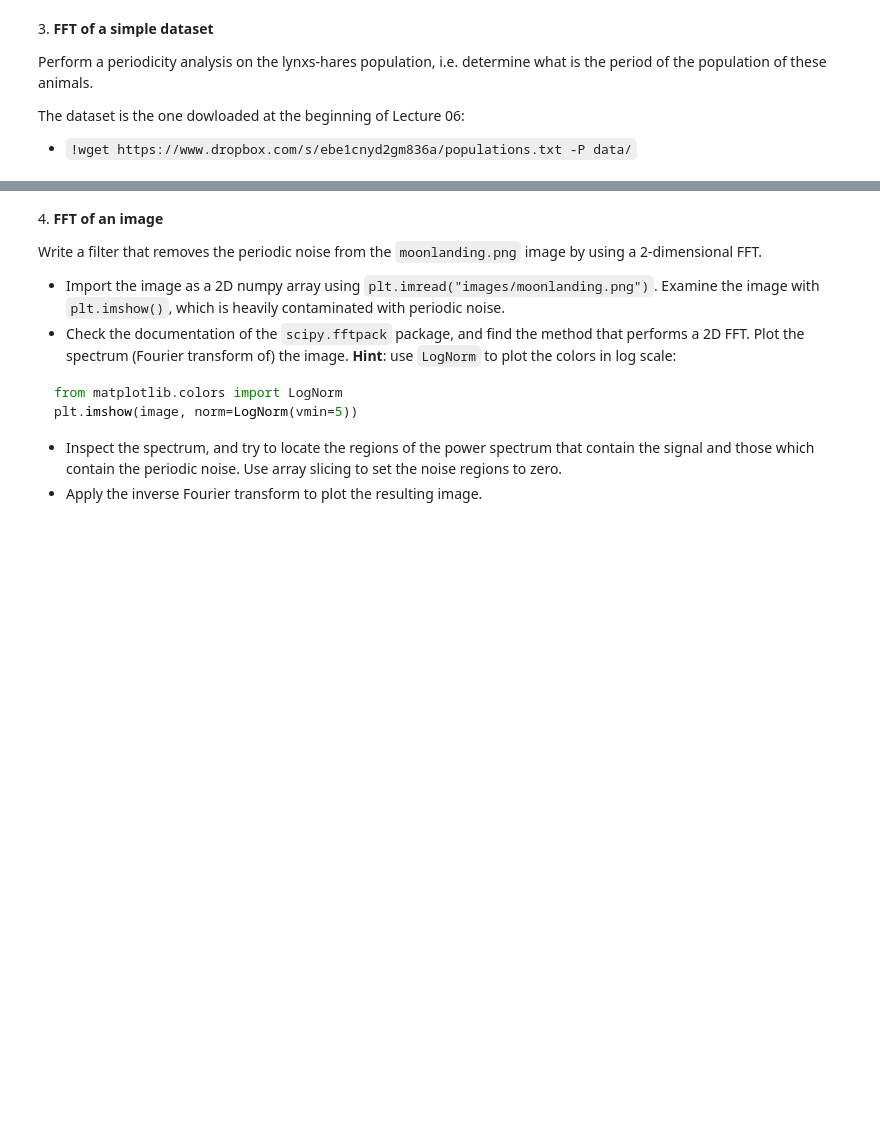
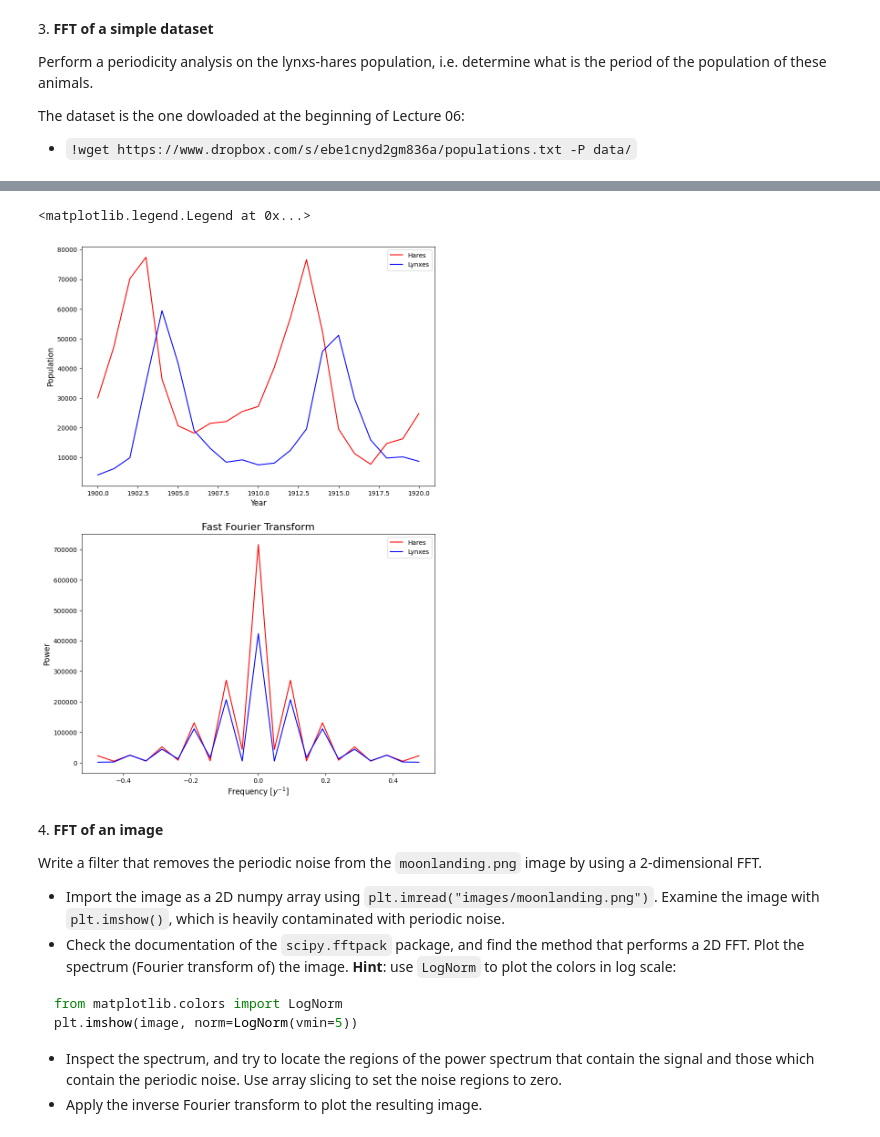
Before and after one commit to alextimis/ScientificComputingWithPython2022, a Jupyter notebook: 09ex_numerical.ipynb, the cells around one changed output, grey strips where cells are left out. Saved outputs shown, nothing was run; the diff lists cells and outputs as text; code cells hidden in the pictures; blank space fills up the shorter version.

```diff
--- a/09ex_numerical.ipynb
+++ b/09ex_numerical.ipynb
@@ -66,3 +76,32 @@ Saving to: 'data/populations.txt.1'
+# %%
+#!wget https://www.dropbox.com/s/ebe1cnyd2gm836a/populations.txt -P data/
+data = np.loadtxt('populations.txt')
+year, hares, lynxes, carrots = data.T
+
+fig, (ax1, ax2) = plt.subplots(nrows=2, ncols=1, figsize=(10, 15))
+
+
+ax1.plot(year, hares, color = 'red')
+ax1.plot(year, lynxes, color = 'blue')
+ax1.set_xlabel("Year",fontsize=12)
+ax1.set_ylabel("Population",fontsize=12)
+ax1.legend(('Hares', 'Lynxes'))
+
+hares_ft = fftpack.fft(hares)
+power_hares = np.abs(hares_ft)
+lynxes_ft = fftpack.fft(lynxes)
+power_lynxes = np.abs(lynxes_ft)
+sample_freq = fftpack.fftfreq(hares.size)
+
+ax2.plot(fftpack.fftshift(sample_freq), fftpack.fftshift(power_hares),label = 'Hares',color = 'red')
+ax2.plot(fftpack.fftshift(sample_freq), fftpack.fftshift(power_lynxes),label = 'Lynxes',color = 'blue')
+ax2.set_title("Fast Fourier Transform",fontsize=16)
+ax2.set_xlabel('Frequency [$y^{-1}$]',fontsize=12)
+ax2.set_ylabel('Power',fontsize=12)
+ax2.legend()
+# %% [output]
+<matplotlib.legend.Legend at 0x...>
+[figure, added]
 # %% [markdown]
 4\. **FFT of an image**
 
```
Also changed, not shown: parts of 3 cells of this notebook, 1 other file.
